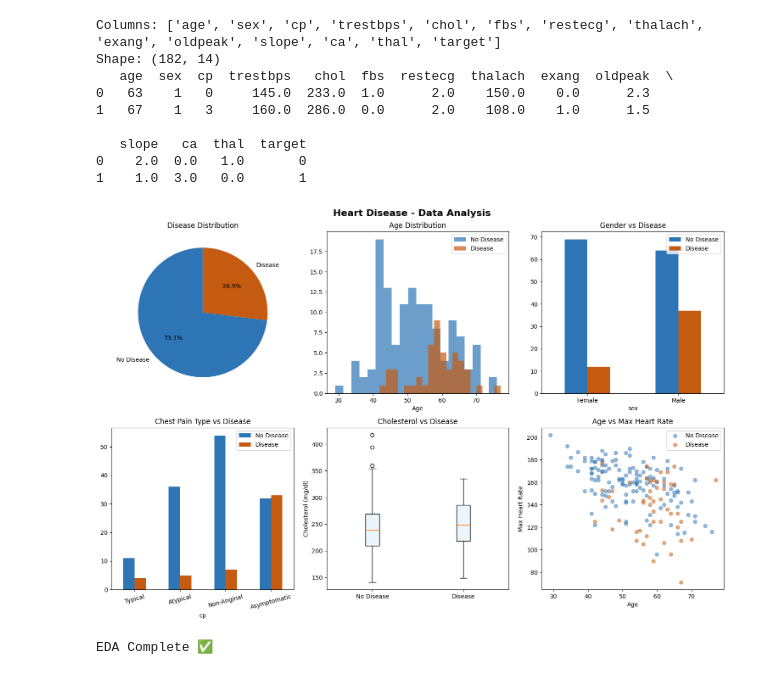
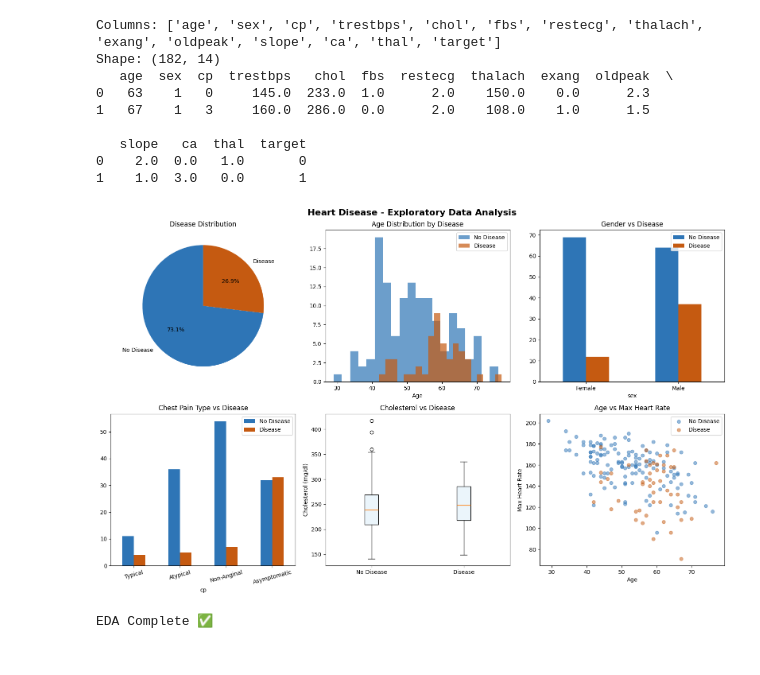
Before and after one commit to sakshidhaker/HeartDiseasePrediction, a Jupyter notebook: heartdiseaseprediction.ipynb, the cells around one changed output. Cells and saved outputs as stored; diff of their text form; code cells hidden in the pictures.

```diff
--- a/heartdiseaseprediction.ipynb
+++ b/heartdiseaseprediction.ipynb
@@ -138,73 +131,83 @@ Shape: (182, 14)
 1    1.0  3.0   0.0       1
 # %%
 # =====================================================
-# EDA — EXPLORATORY DATA ANALYSIS
+# EXPLORATORY DATA ANALYSIS
 # =====================================================
 
-fig, axes = plt.subplots(2, 3, figsize=(15, 10))
-fig.suptitle('Heart Disease - Data Analysis', fontsize=16, fontweight='bold')
+fig, axes = plt.subplots(2, 3, figsize=(16, 10))
+fig.suptitle('Heart Disease - Exploratory Data Analysis',
+             fontsize=16, fontweight='bold')
 
 # 1. Target Distribution
-axes[0,0].pie(df['target'].value_counts(),
-              labels=['No Disease','Disease'],
-              colors=['#2E75B6','#C55A11'],
-              autopct='%1.1f%%', startangle=90)
+axes[0,0].pie(
+    df['target'].value_counts(),
+    labels=['No Disease','Disease'],
+    colors=['#2E75B6','#C55A11'],
+    autopct='%1.1f%%', startangle=90
+)
 axes[0,0].set_title('Disease Distribution')
 
 # 2. Age Distribution
-axes[0,1].hist(df[df['target']==0]['age'], alpha=0.7,
-               color='#2E75B6', label='No Disease', bins=20)
-axes[0,1].hist(df[df['target']==1]['age'], alpha=0.7,
-               color='#C55A11', label='Disease', bins=20)
-axes[0,1].set_title('Age Distribution')
+axes[0,1].hist(df[df['target']==0]['age'],
+               alpha=0.7, color='#2E75B6',
+               label='No Disease', bins=20)
+axes[0,1].hist(df[df['target']==1]['age'],
+               alpha=0.7, color='#C55A11',
+               label='Disease', bins=20)
+axes[0,1].set_title('Age Distribution by Disease')
 axes[0,1].set_xlabel('Age')
 axes[0,1].legend()
 
 # 3. Gender vs Disease
-gender_disease = df.groupby(['sex','target']).size().unstack()
-gender_disease.plot(kind='bar', ax=axes[0,2],
-                    color=['#2E75B6','#C55A11'])
+gender_data = df.groupby(['sex','target']).size().unstack()
+gender_data.plot(kind='bar', ax=axes[0,2],
+                 color=['#2E75B6','#C55A11'])
 axes[0,2].set_title('Gender vs Disease')
 axes[0,2].set_xticklabels(['Female','Male'], rotation=0)
 axes[0,2].legend(['No Disease','Disease'])
 
 # 4. Chest Pain vs Disease
-cp_disease = df.groupby(['cp','target']).size().unstack()
-cp_disease.plot(kind='bar', ax=axes[1,0],
-                color=['#2E75B6','#C55A11'])
+cp_data = df.groupby(['cp','target']).size().unstack()
+cp_data.plot(kind='bar', ax=axes[1,0],
+             color=['#2E75B6','#C55A11'])
 axes[1,0].set_title('Chest Pain Type vs Disease')
 axes[1,0].set_xticklabels(
     ['Typical','Atypical','Non-Anginal','Asymptomatic'],
-    rotation=15)
+    rotation=15
+)
 axes[1,0].legend(['No Disease','Disease'])
 
-# 5. Cholesterol Distribution
-axes[1,1].boxplot([df[df['target']==0]['chol'],
-                   df[df['target']==1]['chol']],
-                  labels=['No Disease','Disease'],
-                  patch_artist=True,
-                  boxprops=dict(facecolor='#EBF5FB'))
+# 5. Cholesterol Boxplot
+axes[1,1].boxplot(
+    [df[df['target']==0]['chol'],
+     df[df['target']==1]['chol']],
+    labels=['No Disease','Disease'],
+    patch_artist=True,
+    boxprops=dict(facecolor='#EBF5FB')
+)
 axes[1,1].set_title('Cholesterol vs Disease')
 axes[1,1].set_ylabel('Cholesterol (mg/dl)')
 
-# 6. Max Heart Rate
-axes[1,2].scatter(df[df['target']==0]['age'],
-                  df[df['target']==0]['thalach'],
-                  alpha=0.5, color='#2E75B6',
-                  label='No Disease')
-axes[1,2].scatter(df[df['target']==1]['age'],
-                  df[df['target']==1]['thalach'],
-                  alpha=0.5, color='#C55A11',
-                  label='Disease')
+# 6. Age vs Max Heart Rate
+axes[1,2].scatter(
+    df[df['target']==0]['age'],
+    df[df['target']==0]['thalach'],
+    alpha=0.5, color='#2E75B6', label='No Disease'
+)
+axes[1,2].scatter(
+    df[df['target']==1]['age'],
+    df[df['target']==1]['thalach'],
+    alpha=0.5, color='#C55A11', label='Disease'
+)
 axes[1,2].set_title('Age vs Max Heart Rate')
 axes[1,2].set_xlabel('Age')
 axes[1,2].set_ylabel('Max Heart Rate')
 axes[1,2].legend()
 
 plt.tight_layout()
 plt.savefig('eda_plots.png', dpi=150, bbox_inches='tight')
 plt.show()
 print("EDA Complete ✅")
 # %% [output]
-[figure, old version]
+[figure, new version]
 EDA Complete ✅
```
Also changed, not shown: parts of 11 cells of this notebook, 1 other file.
